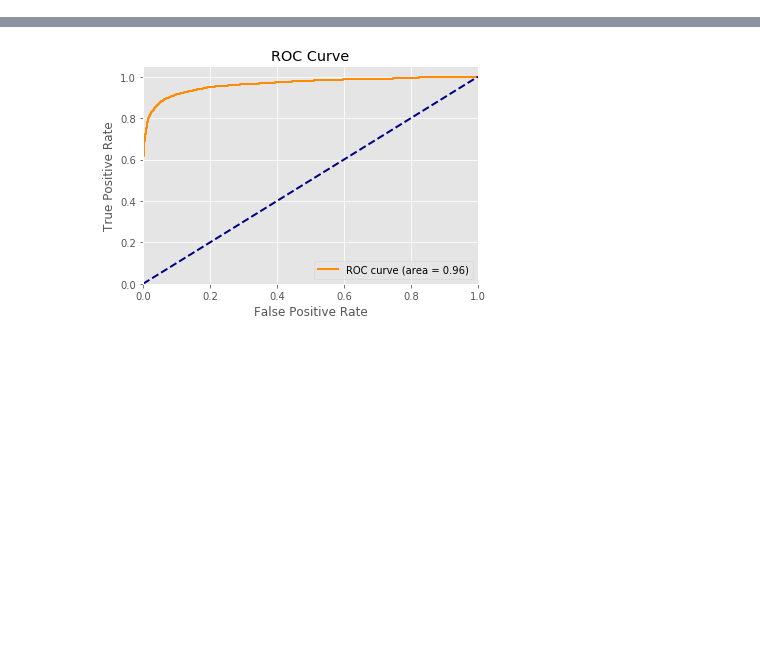
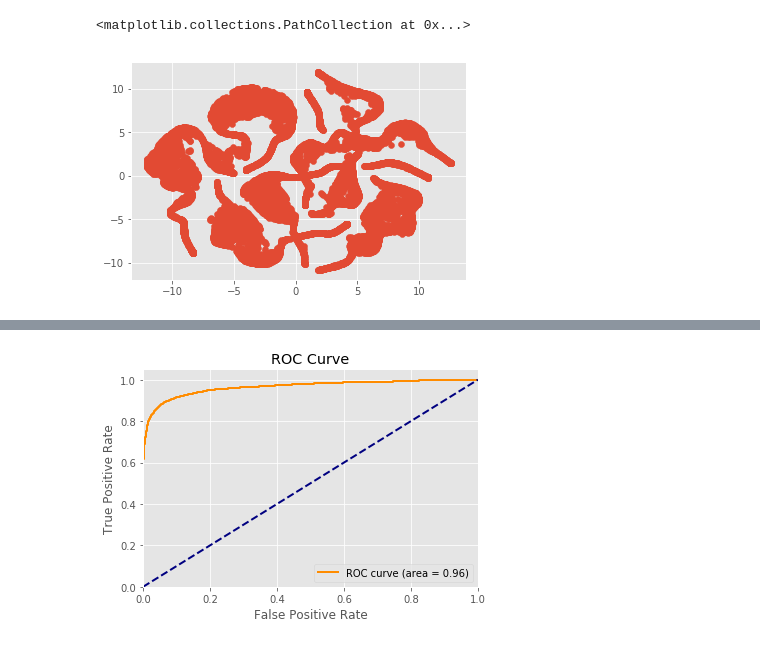
Before and after one commit to LMSlaugh/ecs171proj, a Jupyter notebook: Model Evaluation/LogisticRegression.ipynb, the cells around one changed output, grey strips where cells are left out. Drawn from its saved outputs; the diff is of its cells as text; code cells hidden in the pictures; blank space fills up the shorter version.

```diff
--- a/Model Evaluation/LogisticRegression.ipynb
+++ b/Model Evaluation/LogisticRegression.ipynb
@@ -52,0 +95,5 @@ df
+# %%
+plt.scatter(X_2d[:,0], X_2d[:,1])
+# %% [output]
+<matplotlib.collections.PathCollection at 0x...>
+[figure, added]
```
Also changed, not shown: parts of 11 cells of this notebook, 5 other files.
